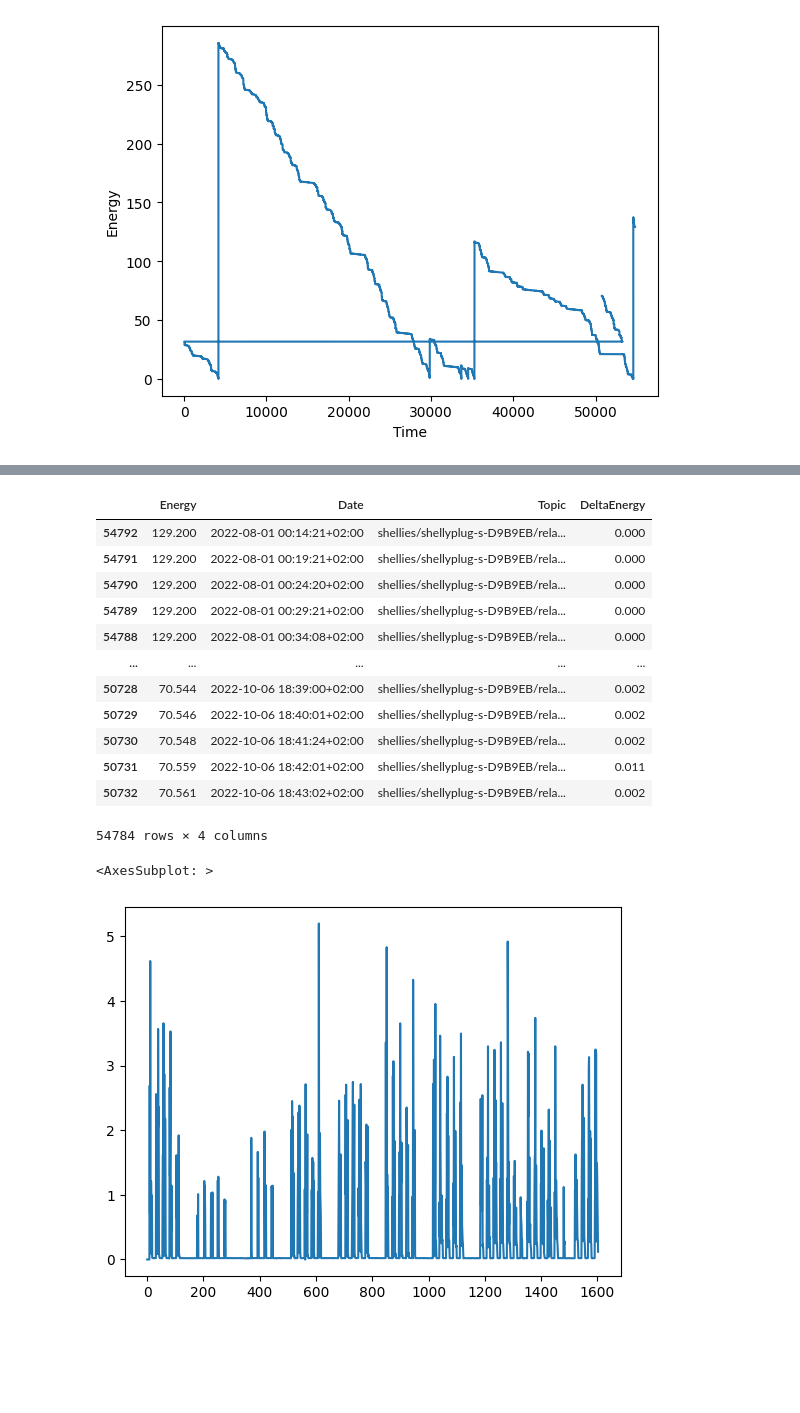
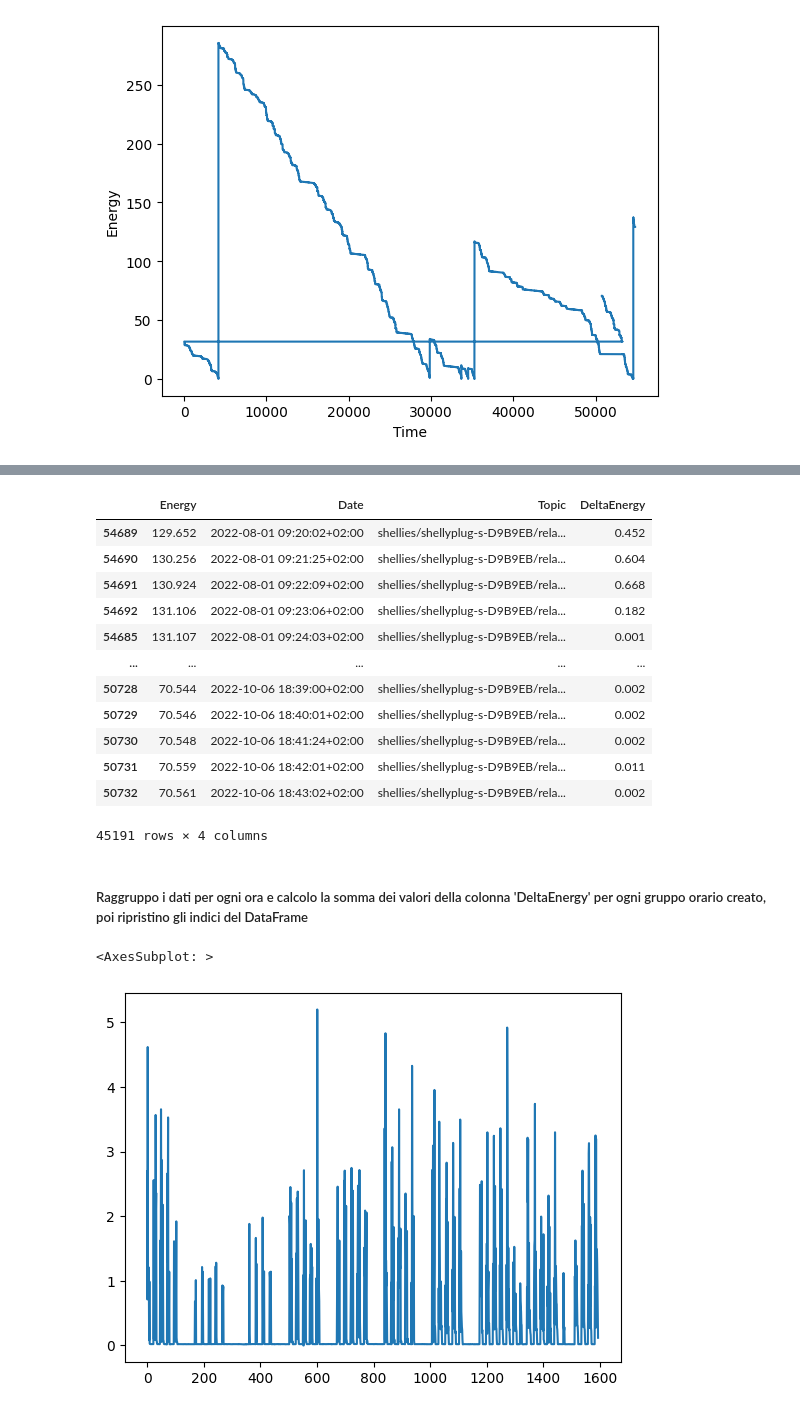
Before and after one commit to gerardocipriano/coffe-machine-heatmap, a Jupyter notebook: coffee_machine_heatmap.ipynb, the cells around one changed output, grey strips where cells are left out. Cells and saved outputs as stored; diff of their text form; code cells hidden in the pictures; blank space fills up the shorter version.

```diff
--- a/coffee_machine_heatmap.ipynb
+++ b/coffee_machine_heatmap.ipynb
@@ -56,7 +57,7 @@ Text(0, 0.5, 'Energy')
 # %%
 df['DeltaEnergy'] = df['Energy'].diff()
 # %%
-df = df[df['DeltaEnergy'] >= 0]
+df = df[df['DeltaEnergy'] > 0]
 df['DeltaEnergy'].plot()
 # %% [output]
 <AxesSubplot: >
@@ -65,24 +66,23 @@ df['DeltaEnergy'].plot()
 df
 # %% [output]
 |  | Energy | Date | Topic | DeltaEnergy |
-| 54792 | 129.200 | 2022-08-01 00:14:21+02:00 | shellies/shellyplug-s-D9B9EB/rela... | 0.000 |
-| 54791 | 129.200 | 2022-08-01 00:19:21+02:00 | shellies/shellyplug-s-D9B9EB/rela... | 0.000 |
-| 54790 | 129.200 | 2022-08-01 00:24:20+02:00 | shellies/shellyplug-s-D9B9EB/rela... | 0.000 |
-| 54789 | 129.200 | 2022-08-01 00:29:21+02:00 | shellies/shellyplug-s-D9B9EB/rela... | 0.000 |
-| 54788 | 129.200 | 2022-08-01 00:34:08+02:00 | shellies/shellyplug-s-D9B9EB/rela... | 0.000 |
+| 54689 | 129.652 | 2022-08-01 09:20:02+02:00 | shellies/shellyplug-s-D9B9EB/rela... | 0.452 |
+| 54690 | 130.256 | 2022-08-01 09:21:25+02:00 | shellies/shellyplug-s-D9B9EB/rela... | 0.604 |
+| 54691 | 130.924 | 2022-08-01 09:22:09+02:00 | shellies/shellyplug-s-D9B9EB/rela... | 0.668 |
+| 54692 | 131.106 | 2022-08-01 09:23:06+02:00 | shellies/shellyplug-s-D9B9EB/rela... | 0.182 |
+| 54685 | 131.107 | 2022-08-01 09:24:03+02:00 | shellies/shellyplug-s-D9B9EB/rela... | 0.001 |
 | ... | ... | ... | ... | ... |
 | 50728 | 70.544 | 2022-10-06 18:39:00+02:00 | shellies/shellyplug-s-D9B9EB/rela... | 0.002 |
 | 50729 | 70.546 | 2022-10-06 18:40:01+02:00 | shellies/shellyplug-s-D9B9EB/rela... | 0.002 |
 | 50730 | 70.548 | 2022-10-06 18:41:24+02:00 | shellies/shellyplug-s-D9B9EB/rela... | 0.002 |
 | 50731 | 70.559 | 2022-10-06 18:42:01+02:00 | shellies/shellyplug-s-D9B9EB/rela... | 0.011 |
 | 50732 | 70.561 | 2022-10-06 18:43:02+02:00 | shellies/shellyplug-s-D9B9EB/rela... | 0.002 |
-54784 rows × 4 columns
+45191 rows × 4 columns
+# %% [markdown]
+#####  Raggruppo i dati per ogni ora e calcolo la somma dei valori della colonna 'DeltaEnergy' per ogni gruppo orario creato, poi ripristino gli indici del DataFrame
 # %%
-df = df.resample('H', on='Date').agg({'DeltaEnergy': 'sum'}).reset_index()
-
-
-
+df = df.resample('1H', on='Date').agg({'DeltaEnergy': 'sum'}).reset_index()
 df['DeltaEnergy'].plot()
 # %% [output]
 <AxesSubplot: >
-[figure, old version]
+[figure, new version]
```
Also changed, not shown: parts of 18 cells of this notebook.
